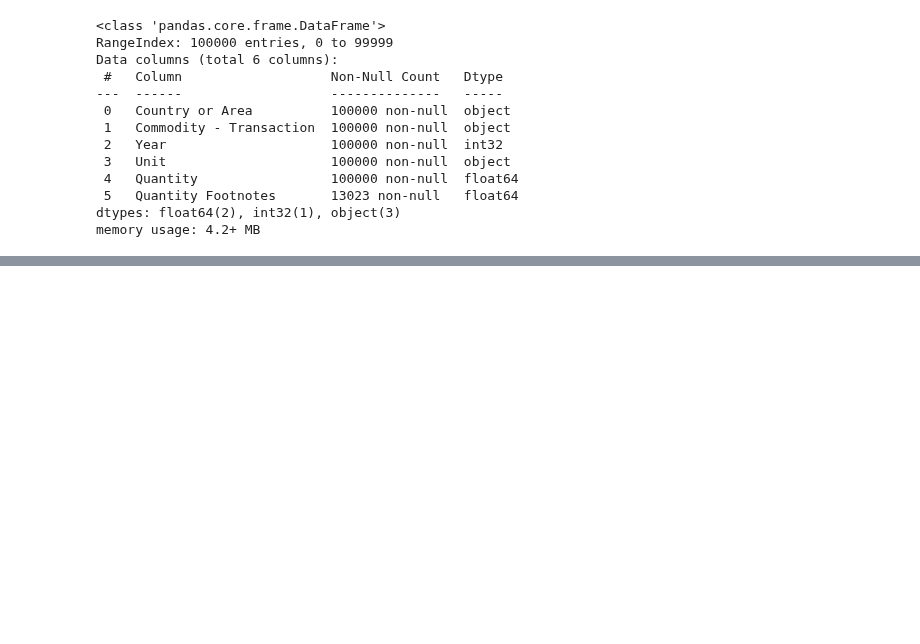
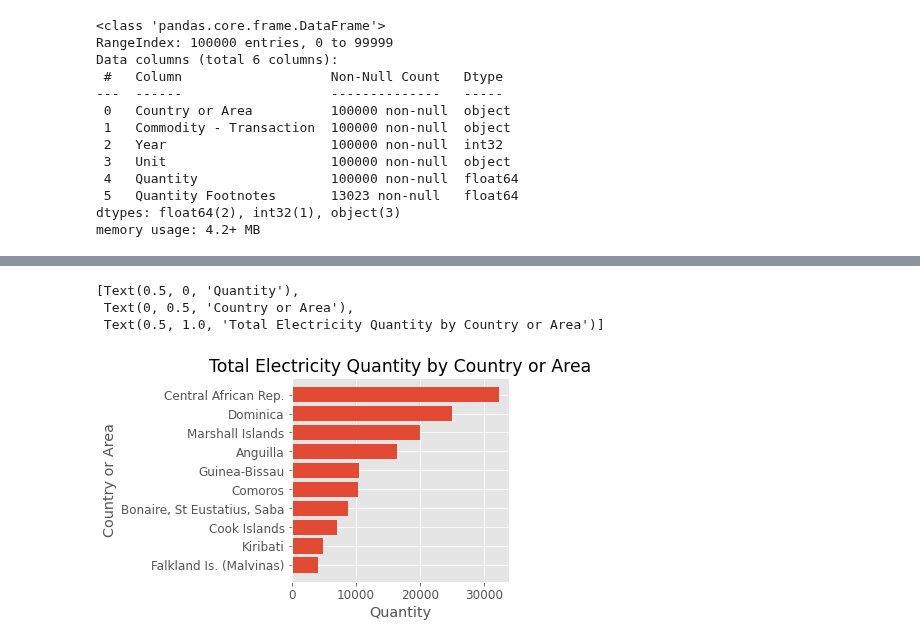
Before and after one commit to eldrigeampong/Data-Science, a Jupyter notebook: UN/Energy Statistics Database/proj1.ipynb, the cells around one changed output, grey strips where cells are left out. Drawn from its saved outputs; the diff is of its cells as text; code cells hidden in the pictures; blank space fills up the shorter version.

```diff
--- a/UN/Energy Statistics Database/proj1.ipynb
+++ b/UN/Energy Statistics Database/proj1.ipynb
@@ -601,0 +280,12 @@ cnt_area_grp.get_group('Central African Rep.')
+# %%
+low_10_qty = agg_qty_stats['total_qty'].sort_values(ascending=True).head(10)
+
+fig, ax = plt.subplots()
+
+hbars = ax.barh(low_10_qty.keys(), low_10_qty.values, align='center')
+ax.set(xlabel='Quantity', ylabel='Country or Area', title='Total Electricity Quantity by Country or Area')
+# %% [output]
+[Text(0.5, 0, 'Quantity'),
+ Text(0, 0.5, 'Country or Area'),
+ Text(0.5, 1.0, 'Total Electricity Quantity by Country or Area')]
+[figure, added]
```
Also changed, not shown: parts of 58 cells of this notebook, 1 other file.
